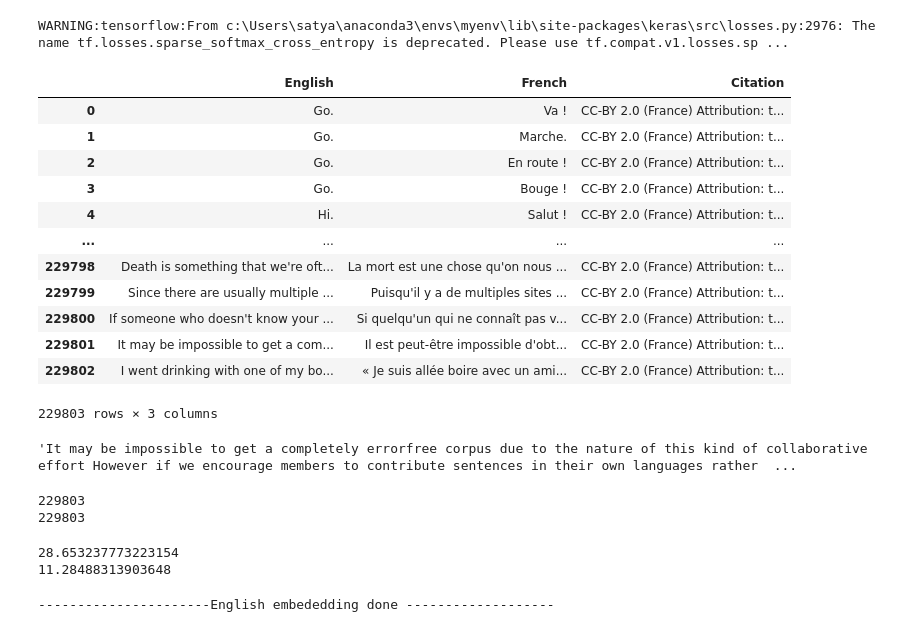
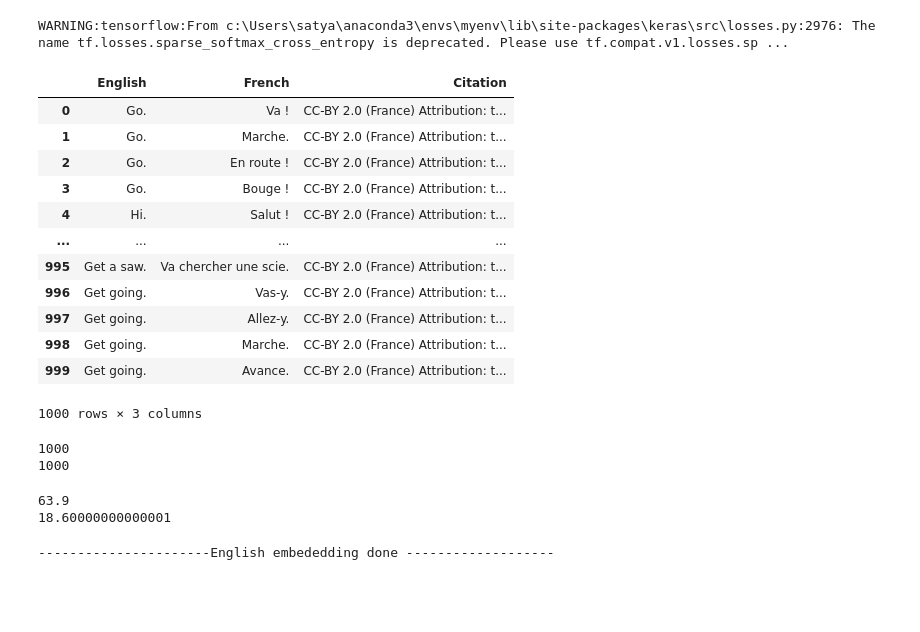
Before and after one commit to klsharma22/Machine-Translation, a Jupyter notebook: Machine Translation.ipynb, the cells around one changed output. Cells and saved outputs as stored; diff of their text form; code cells hidden in the pictures; blank space fills up the shorter version.

```diff
--- a/Machine Translation.ipynb
+++ b/Machine Translation.ipynb
@@ -22,21 +22,22 @@ import pandas as pd
 data = pd.read_table('fra.txt', header= None)
 # %%
 data.rename(columns= {0: 'English', 1: 'French', 2: 'Citation'}, inplace= True)
+data = data[:1000]
 data
 # %% [output]
 |  | English | French | Citation |
 | 0 | Go. | Va ! | CC-BY 2.0 (France) Attribution: t... |
 | 1 | Go. | Marche. | CC-BY 2.0 (France) Attribution: t... |
 | 2 | Go. | En route ! | CC-BY 2.0 (France) Attribution: t... |
 | 3 | Go. | Bouge ! | CC-BY 2.0 (France) Attribution: t... |
 | 4 | Hi. | Salut ! | CC-BY 2.0 (France) Attribution: t... |
 | ... | ... | ... | ... |
-| 229798 | Death is something that we're oft... | La mort est une chose qu'on nous ... | CC-BY 2.0 (France) Attribution: t... |
-| 229799 | Since there are usually multiple ... | Puisqu'il y a de multiples sites ... | CC-BY 2.0 (France) Attribution: t... |
-| 229800 | If someone who doesn't know your ... | Si quelqu'un qui ne connaît pas v... | CC-BY 2.0 (France) Attribution: t... |
-| 229801 | It may be impossible to get a com... | Il est peut-être impossible d'obt... | CC-BY 2.0 (France) Attribution: t... |
-| 229802 | I went drinking with one of my bo... | « Je suis allée boire avec un ami... | CC-BY 2.0 (France) Attribution: t... |
+| 995 | Get a saw. | Va chercher une scie. | CC-BY 2.0 (France) Attribution: t... |
+| 996 | Get going. | Vas-y. | CC-BY 2.0 (France) Attribution: t... |
+| 997 | Get going. | Allez-y. | CC-BY 2.0 (France) Attribution: t... |
+| 998 | Get going. | Marche. | CC-BY 2.0 (France) Attribution: t... |
+| 999 | Get going. | Avance. | CC-BY 2.0 (France) Attribution: t... |
-229803 rows × 3 columns
+1000 rows × 3 columns
 # %%
 pattern = r"[!'#$%&()*+,-./:;<=>?@[\]^`{|}~“”‘’«»‹›„‚–—…·•¡¿’\"\']"
 
@@ -45,21 +46,19 @@ eng_sent, french_sent = [], []
 for e in range(len(data['English'])):
     eng_sent.append(re.sub(pattern, "", data['English'][e]))
     french_sent.append(re.sub(pattern, "", data['French'][e]))
-eng_sent[229801]
+#eng_sent[229801]
-# %% [output]
-'It may be impossible to get a completely errorfree corpus due to the nature of this kind of collaborative effort However if we encourage members to contribute sentences in their own languages rather  ...
 # %%
 print(len(eng_sent))
 print(len(french_sent))
 # %% [output]
-229803
-229803
+1000
+1000
 # %%
 print(100 - (len(set(eng_sent))/len(eng_sent))*100)
 print(100 - (len(set(french_sent))/len(french_sent))*100)
 # %% [output]
-28.653237773223154
-11.28488313903648
+63.9
+18.60000000000001
 # %%
 eng_sent_unique = list(set(eng_sent))
 french_sent_unique = list(set(french_sent))
```
Also changed, not shown: parts of 12 cells of this notebook, 3 other files.
